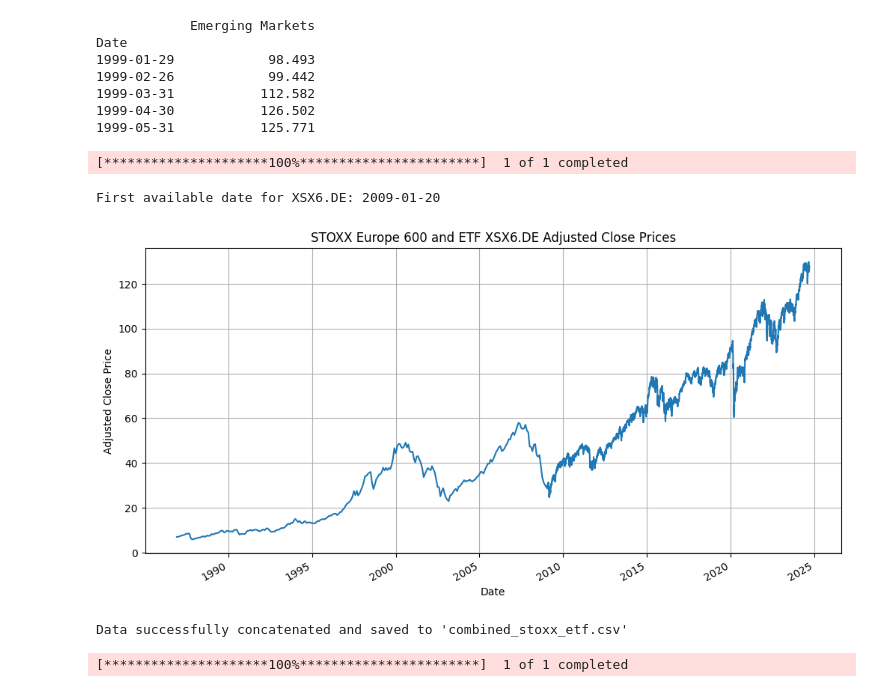
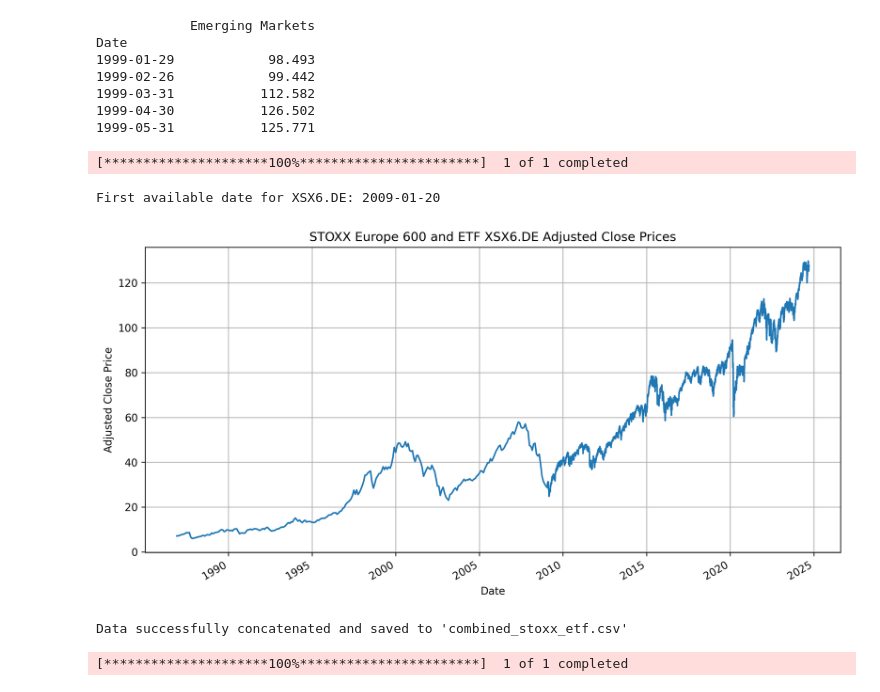
Before and after one commit to louissellier/finary_one, a Jupyter notebook: aggressive_backtest.ipynb, the cells around one changed output. Cells and saved outputs as stored; diff of their text form; code cells hidden in the pictures.

```diff
--- a/aggressive_backtest.ipynb
+++ b/aggressive_backtest.ipynb
@@ -56,7 +58,7 @@ else:
         nasdaq = pd.concat([ndx_adj_close, csndx_adj_close])
 
         # Plot the combined data
-        plt.figure(figsize=(12, 6))
+        plt.figure(figsize=(12, 6), dpi=300)
         nasdaq.plot(title='Nasdaq 100 Net Total Return Adjusted Close Prices')
         plt.xlabel('Date')
         plt.ylabel('Adjusted Close Price')
@@ -112,35 +114,35 @@ else:
         # Get the first 'Adj Close' value of XSX6.DE
         first_etf_value = etf_data['Adj Close'].iloc[0]
 
         # Calculate scaling factor to align the two datasets
         scaling_factor = first_etf_value / last_stoxx_value
 
         # Scale STOXX Europe 600 data to match XSX6.DE
         stoxx_data_trimmed['STOXX Europe 600'] = stoxx_data_trimmed['STOXX Europe 600'] * scaling_factor
 
         # Extract 'STOXX Europe 600' and 'Adj Close' columns
         stoxx_adj_close = stoxx_data_trimmed.set_index('Date')['STOXX Europe 600']
         etf_adj_close = etf_data['Adj Close']
 
         # Concatenate the two series
         stoxx600 = pd.concat([stoxx_adj_close, etf_adj_close])
 
         # Plot the combined data
-        plt.figure(figsize=(12, 6))
+        plt.figure(figsize=(12, 6), dpi=300)
         stoxx600.plot(title='STOXX Europe 600 and ETF XSX6.DE Adjusted Close Prices')
         plt.xlabel('Date')
         plt.ylabel('Adjusted Close Price')
         plt.grid(True)
         plt.show()
 
         # Optional: Save the combined data to a CSV file
         stoxx600.to_csv('combined_stoxx_etf.csv', header=['Adjusted Close'])
 
         print("Data successfully concatenated and saved to 'combined_stoxx_etf.csv'")
 # %% [output]
 [*********************100%***********************]  1 of 1 completed
 First available date for XSX6.DE: 2009-01-20
-[figure, old version]
+[figure, new version]
 Data successfully concatenated and saved to 'combined_stoxx_etf.csv'
 # %%
 # Spot Price SPDR Gold Trust ETF (GLD)
```
Also changed, not shown: parts of 6 cells of this notebook, 2 other files.
